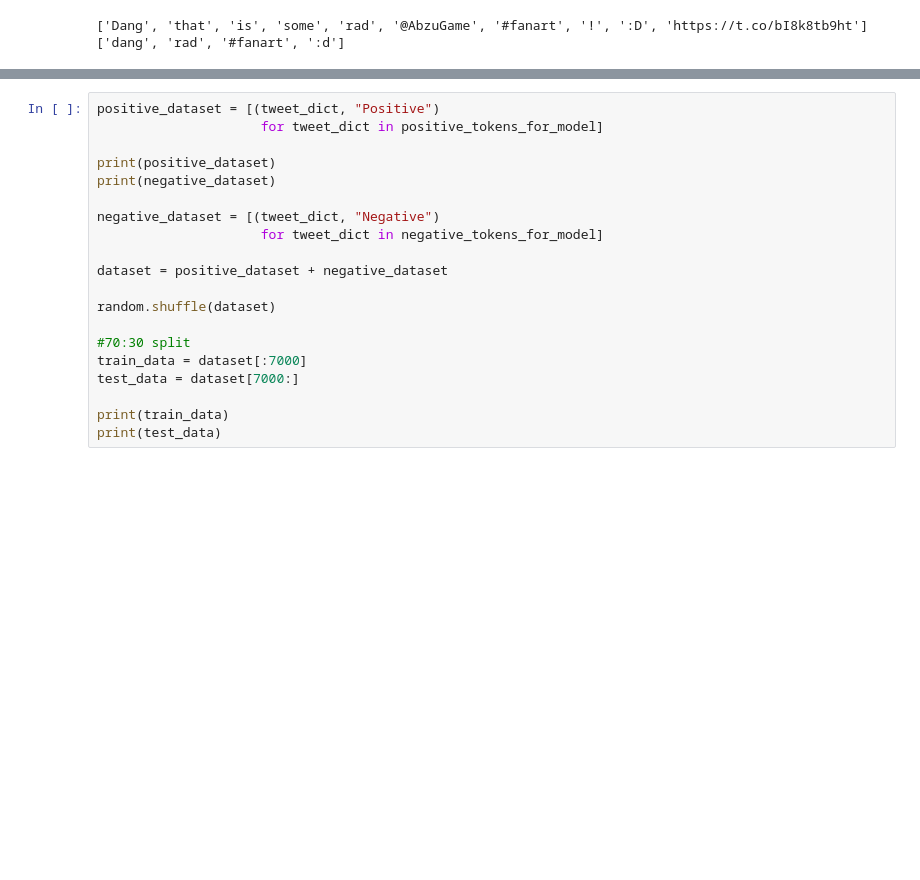
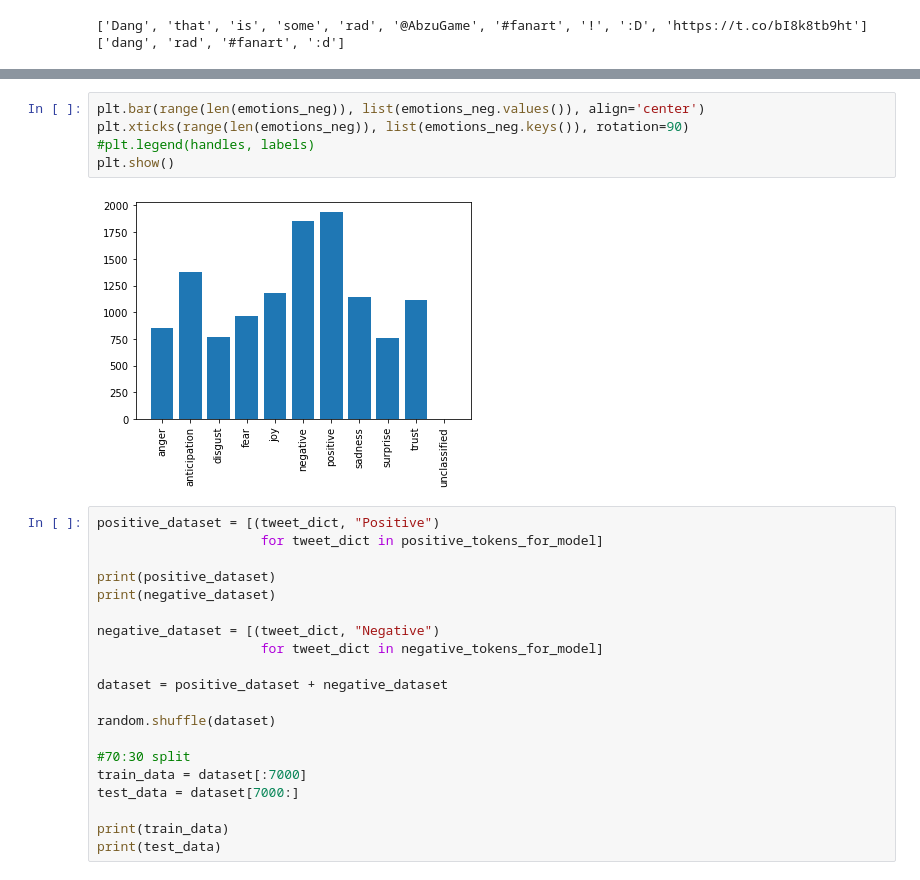
Before and after one commit to scrntnstrnglr/TextAnalysis, a Jupyter notebook: Sentimentalysis/tweet_sentimentalyzer.ipynb, the cells around one changed output, grey strips where cells are left out. Saved outputs shown, nothing was run; the diff lists cells and outputs as text; blank space fills up the shorter version.

```diff
--- a/Sentimentalysis/tweet_sentimentalyzer.ipynb
+++ b/Sentimentalysis/tweet_sentimentalyzer.ipynb
@@ -191,3 +262,10 @@ plt.show()
+# %%
+plt.bar(range(len(emotions_neg)), list(emotions_neg.values()), align='center')
+plt.xticks(range(len(emotions_neg)), list(emotions_neg.keys()), rotation=90)
+#plt.legend(handles, labels)
+plt.show()
+# %% [output]
+[figure, added]
 # %%
 positive_dataset = [(tweet_dict, "Positive")
                      for tweet_dict in positive_tokens_for_model]
```
Also changed, not shown: parts of 6 cells of this notebook, 2 other files.
